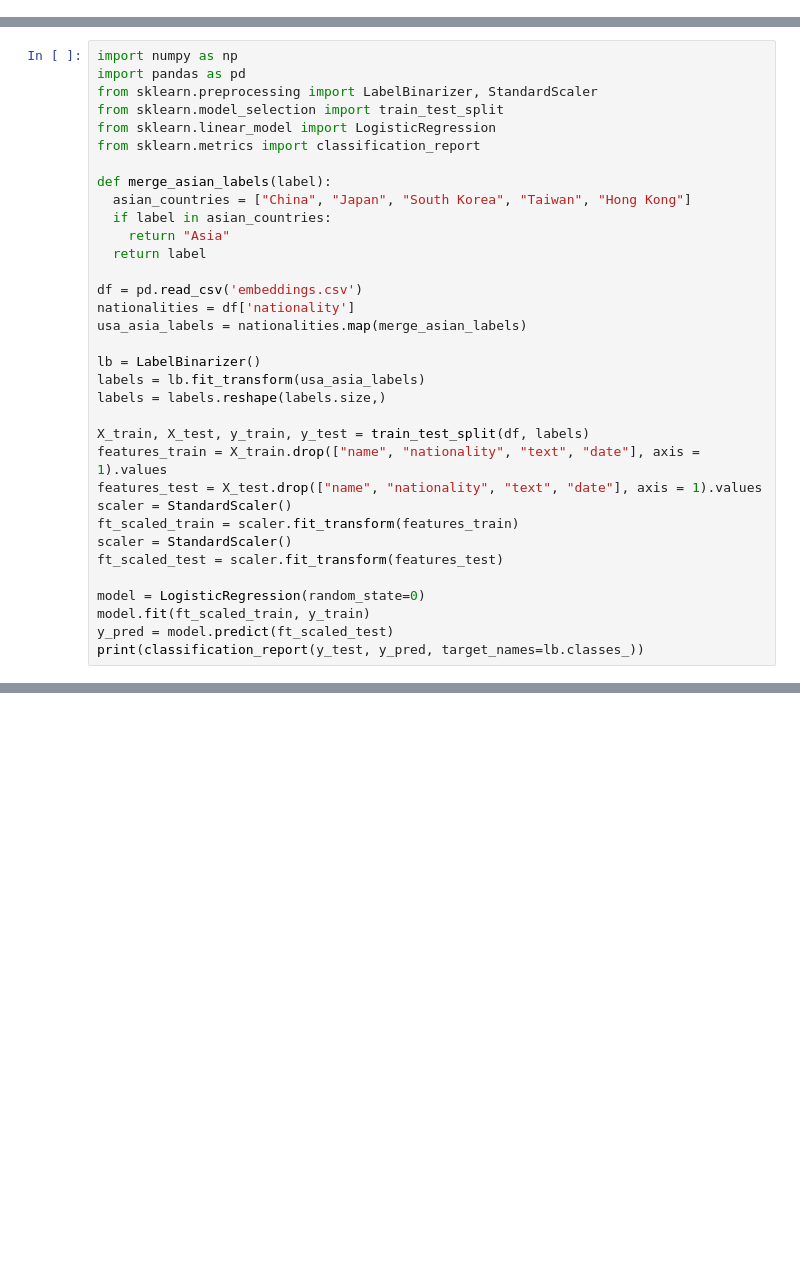
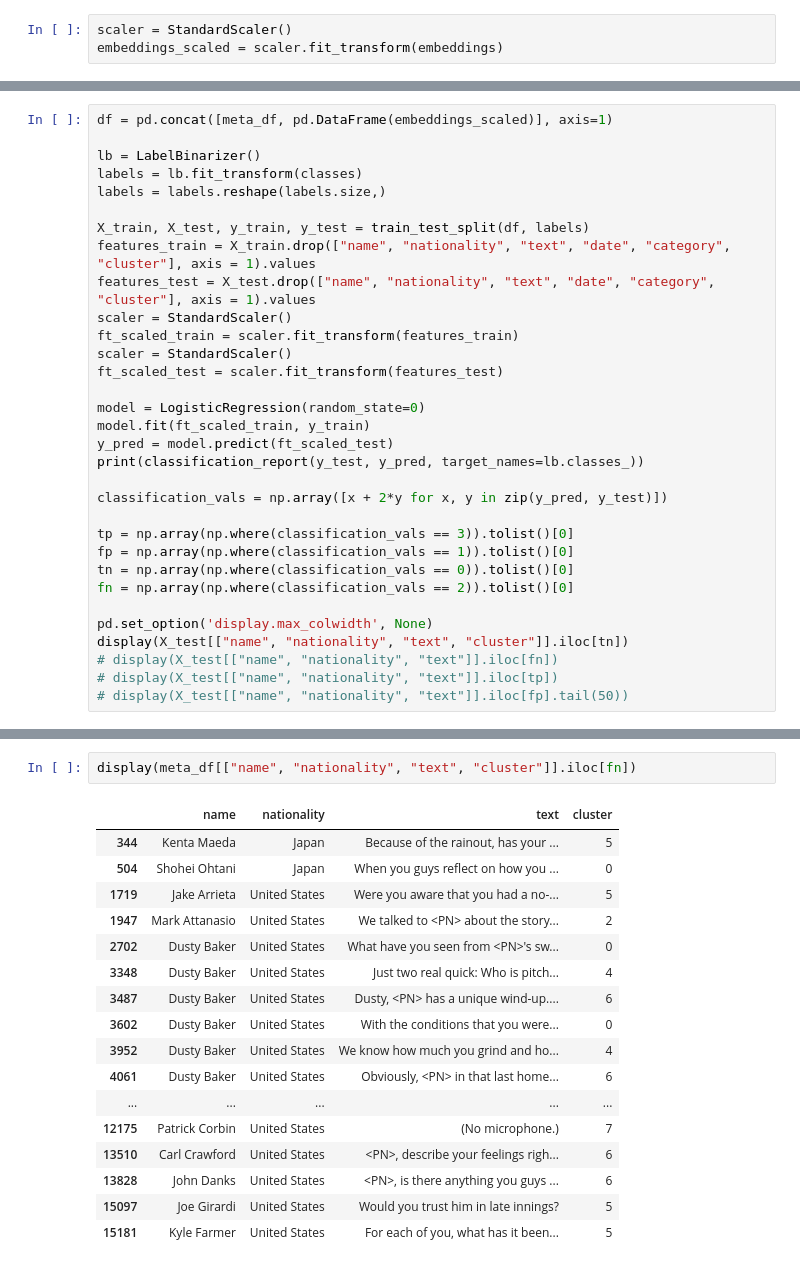
Before and after one commit to dtkim5/baseball-interview, a Jupyter notebook: experiment.ipynb, the cells around one changed output, grey strips where cells are left out. Drawn from its saved outputs; the diff is of its cells as text; blank space fills up the shorter version.

```diff
--- a/experiment.ipynb
+++ b/experiment.ipynb
@@ -0,0 +36,3 @@
+# %%
+scaler = StandardScaler()
+embeddings_scaled = scaler.fit_transform(embeddings)
@@ -1,28 +61,13 @@
 # %%
-import numpy as np
-import pandas as pd
-from sklearn.preprocessing import LabelBinarizer, StandardScaler
-from sklearn.model_selection import train_test_split
-from sklearn.linear_model import LogisticRegression
-from sklearn.metrics import classification_report
-
-def merge_asian_labels(label):
-  asian_countries = ["China", "Japan", "South Korea", "Taiwan", "Hong Kong"]
-  if label in asian_countries:
-    return "Asia"
-  return label
-
-df = pd.read_csv('embeddings.csv')
-nationalities = df['nationality']
-usa_asia_labels = nationalities.map(merge_asian_labels)
+df = pd.concat([meta_df, pd.DataFrame(embeddings_scaled)], axis=1)
 
 lb = LabelBinarizer()
-labels = lb.fit_transform(usa_asia_labels)
+labels = lb.fit_transform(classes)
 labels = labels.reshape(labels.size,)
 
 X_train, X_test, y_train, y_test = train_test_split(df, labels)
-features_train = X_train.drop(["name", "nationality", "text", "date"], axis = 1).values
-features_test = X_test.drop(["name", "nationality", "text", "date"], axis = 1).values
+features_train = X_train.drop(["name", "nationality", "text", "date", "category", "cluster"], axis = 1).values
+features_test = X_test.drop(["name", "nationality", "text", "date", "category", "cluster"], axis = 1).values
 scaler = StandardScaler()
 ft_scaled_train = scaler.fit_transform(features_train)
 scaler = StandardScaler()
@@ -32,6 +77,19 @@ model = LogisticRegression(random_state=0)
 model.fit(ft_scaled_train, y_train)
 y_pred = model.predict(ft_scaled_test)
 print(classification_report(y_test, y_pred, target_names=lb.classes_))
+
+classification_vals = np.array([x + 2*y for x, y in zip(y_pred, y_test)])
+
+tp = np.array(np.where(classification_vals == 3)).tolist()[0]
+fp = np.array(np.where(classification_vals == 1)).tolist()[0]
+tn = np.array(np.where(classification_vals == 0)).tolist()[0]
+fn = np.array(np.where(classification_vals == 2)).tolist()[0]
+
+pd.set_option('display.max_colwidth', None)
+display(X_test[["name", "nationality", "text", "cluster"]].iloc[tn])
+# display(X_test[["name", "nationality", "text"]].iloc[fn])
+# display(X_test[["name", "nationality", "text"]].iloc[tp])
+# display(X_test[["name", "nationality", "text"]].iloc[fp].tail(50))
 # %% [output]
                precision    recall  f1-score   support
 
@@ -72,0 +262,20 @@ display(X_test[["name", "nationality", "text"]].iloc[tn])
+# %%
+display(meta_df[["name", "nationality", "text", "cluster"]].iloc[fn])
+# %% [output]
+|  | name | nationality | text | cluster |
+| 344 | Kenta Maeda | Japan | Because of the rainout, has your ... | 5 |
+| 504 | Shohei Ohtani | Japan | When you guys reflect on how you ... | 0 |
+| 1719 | Jake Arrieta | United States | Were you aware that you had a no-... | 5 |
+| 1947 | Mark Attanasio | United States | We talked to <PN> about the story... | 2 |
+| 2702 | Dusty Baker | United States | What have you seen from <PN>'s sw... | 0 |
+| 3348 | Dusty Baker | United States | Just two real quick: Who is pitch... | 4 |
+| 3487 | Dusty Baker | United States | Dusty, <PN> has a unique wind-up.... | 6 |
+| 3602 | Dusty Baker | United States | With the conditions that you were... | 0 |
+| 3952 | Dusty Baker | United States | We know how much you grind and ho... | 4 |
+| 4061 | Dusty Baker | United States | Obviously, <PN> in that last home... | 6 |
+| ... | ... | ... | ... | ... |
+| 12175 | Patrick Corbin | United States | (No microphone.) | 7 |
+| 13510 | Carl Crawford | United States | <PN>, describe your feelings righ... | 6 |
+| 13828 | John Danks | United States | <PN>, is there anything you guys ... | 6 |
+| 15097 | Joe Girardi | United States | Would you trust him in late innings? | 5 |
+| 15181 | Kyle Farmer | United States | For each of you, what has it been... | 5 |
```
Also changed, not shown: parts of 14 cells of this notebook, 5 other files.
